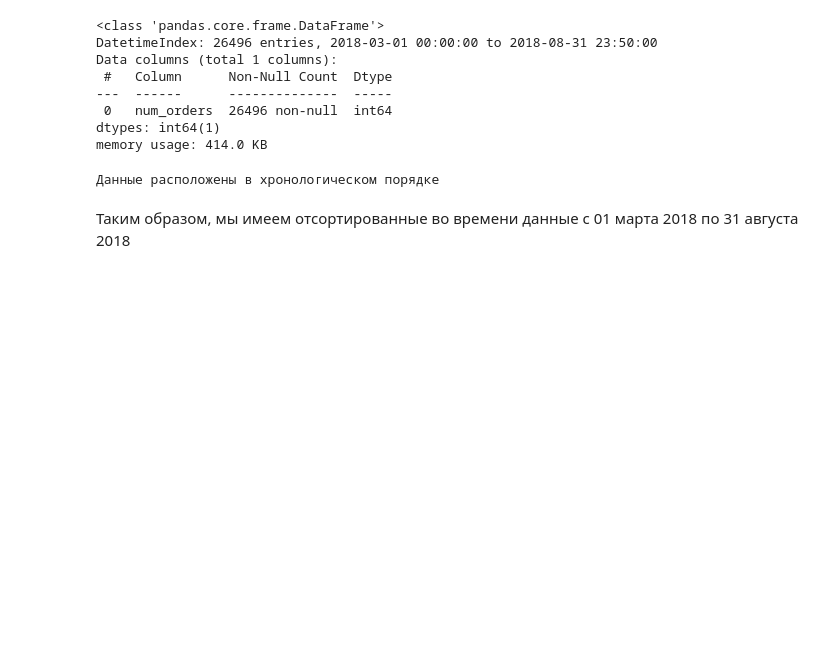
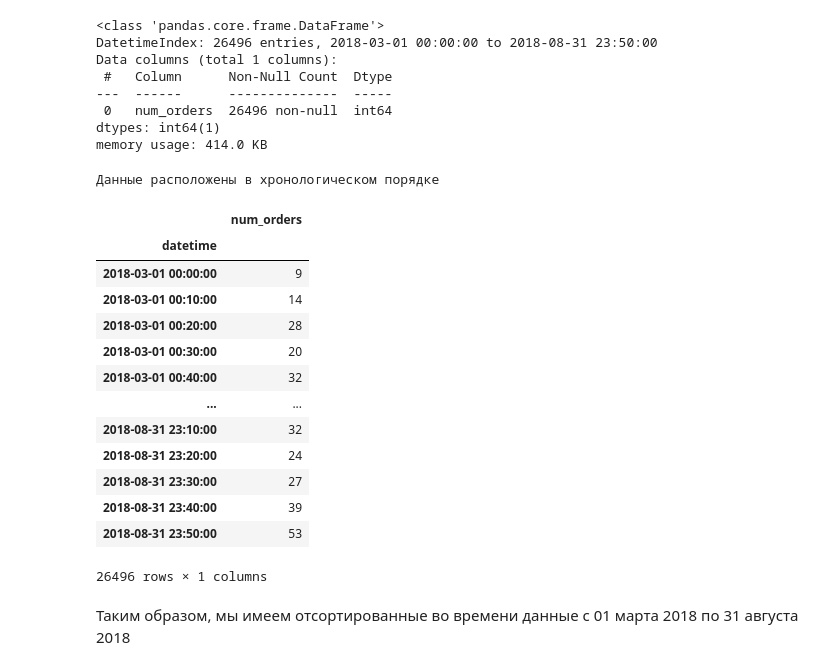
Before and after one commit to SvetLanaKli/YaP_DS_training_projects, a Jupyter notebook: 12_taxi_orders/taxi_oders.ipynb, the cells around one changed output. Cells and saved outputs as stored; diff of their text form; code cells hidden in the pictures; blank space fills up the shorter version.

```diff
--- a/12_taxi_orders/taxi_oders.ipynb
+++ b/12_taxi_orders/taxi_oders.ipynb
@@ -422,6 +395,23 @@ else:
     print('Данные расположены не в хронологическом порядке, требуется сортировка')
 # %% [output]
 Данные расположены в хронологическом порядке
+# %%
+df
+# %% [output]
+|  | num_orders |
+| datetime |  |
+| 2018-03-01 00:00:00 | 9 |
+| 2018-03-01 00:10:00 | 14 |
+| 2018-03-01 00:20:00 | 28 |
+| 2018-03-01 00:30:00 | 20 |
+| 2018-03-01 00:40:00 | 32 |
+| ... | ... |
+| 2018-08-31 23:10:00 | 32 |
+| 2018-08-31 23:20:00 | 24 |
+| 2018-08-31 23:30:00 | 27 |
+| 2018-08-31 23:40:00 | 39 |
+| 2018-08-31 23:50:00 | 53 |
+26496 rows × 1 columns
 # %% [markdown]
 Таким образом, мы имеем отсортированные во времени данные с 01 марта 2018 по 31 августа 2018
 # %%
```
Also changed, not shown: parts of 32 cells of this notebook.
